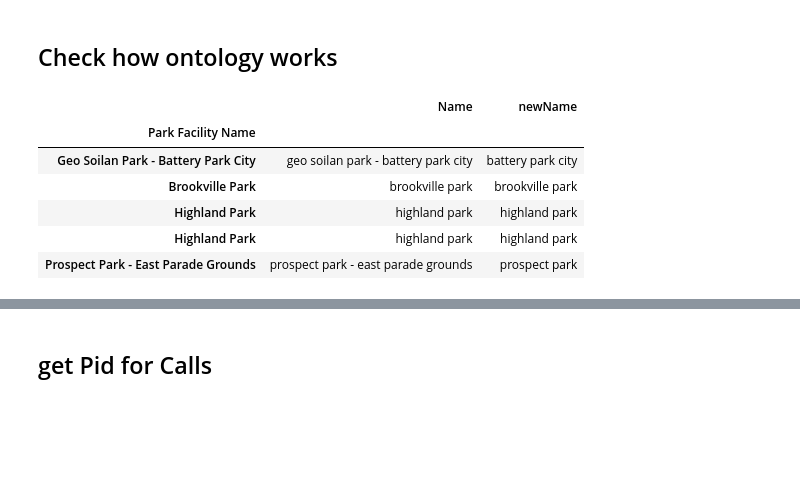
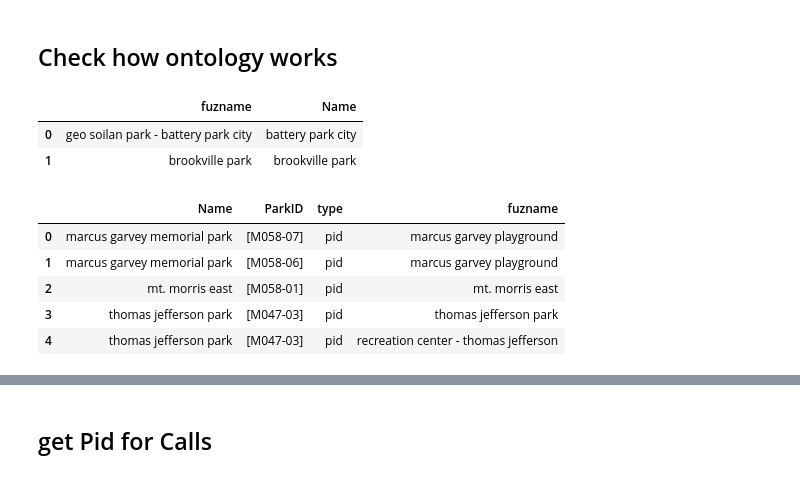
Before and after one commit to gdobler/parqa, a Jupyter notebook: 311/ONTOLOGY/4_311_calls_to_PropertyID.ipynb, the cells around one changed output, grey strips where cells are left out. Drawn from its saved outputs; the diff is of its cells as text; code cells hidden in the pictures; blank space fills up the shorter version.

Commit message:
onto2

```diff
--- a/311/ONTOLOGY/4_311_calls_to_PropertyID.ipynb
+++ b/311/ONTOLOGY/4_311_calls_to_PropertyID.ipynb
@@ -225,16 +215,12 @@ prop2 = pd.concat((prop, abstr))
 # %% [markdown]
 ## Check how ontology works
 # %%
-ontoMask = pd.read_csv(PARQA + 'parqa/311/ONTOLOGY/Ontology_districts.csv', index_col=0)[['cleanName','NAME']]
-ontoMask.rename(columns={'NAME':'newName','cleanName':'Name'}, inplace=1)
-ontoMask.head()
+ontoMask = pd.read_csv(PARQA + 'parqa/311/ONTOLOGY/Ontology_districts.csv')[['cleanName','NAME']]
+ontoMask.rename(columns={'NAME':'Name','cleanName':'fuzname'}, inplace=1)
+ontoMask.head(2)
 # %% [output]
-|  | Name | newName |
-| Park Facility Name |  |  |
-| Geo Soilan Park - Battery Park City | geo soilan park - battery park city | battery park city |
-| Brookville Park | brookville park | brookville park |
-| Highland Park | highland park | highland park |
-| Highland Park | highland park | highland park |
-| Prospect Park - East Parade Grounds | prospect park - east parade grounds | prospect park |
+|  | fuzname | Name |
+| 0 | geo soilan park - battery park city | battery park city |
+| 1 | brookville park | brookville park |
 # %%
 onto2 = prop2.merge(ontoMask, on='Name', how='left')
@@ -257 +235,10 @@ onto2.newName[onto2.newName.str.contains('rockaway beach and boardwalk')] = 'roc
+# %%
+onto2.head()
+# %% [output]
+|  | Name | ParkID | type | fuzname |
+| 0 | marcus garvey memorial park | [M058-07] | pid | marcus garvey playground |
+| 1 | marcus garvey memorial park | [M058-06] | pid | marcus garvey playground |
+| 2 | mt. morris east | [M058-01] | pid | mt. morris east |
+| 3 | thomas jefferson park | [M047-03] | pid | thomas jefferson park |
+| 4 | thomas jefferson park | [M047-03] | pid | recreation center - thomas jefferson |
 # %%
```
Also changed, not shown: parts of 23 cells of this notebook.
